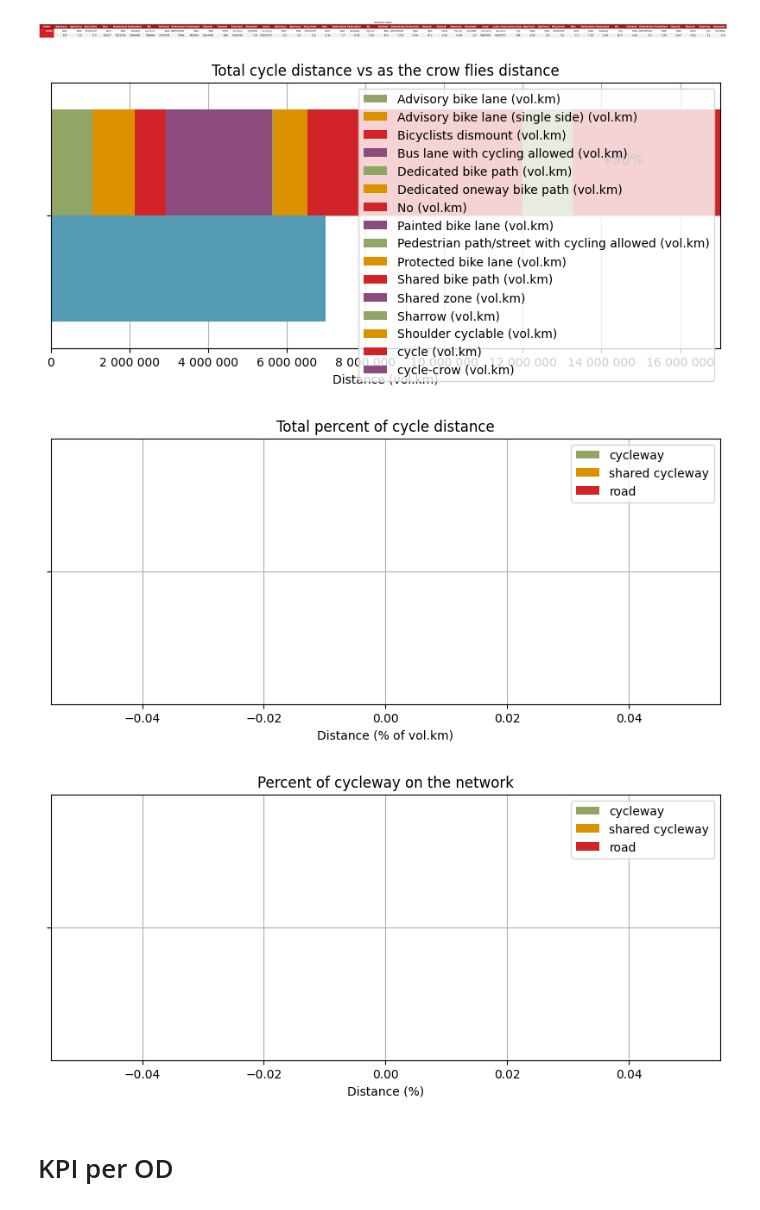
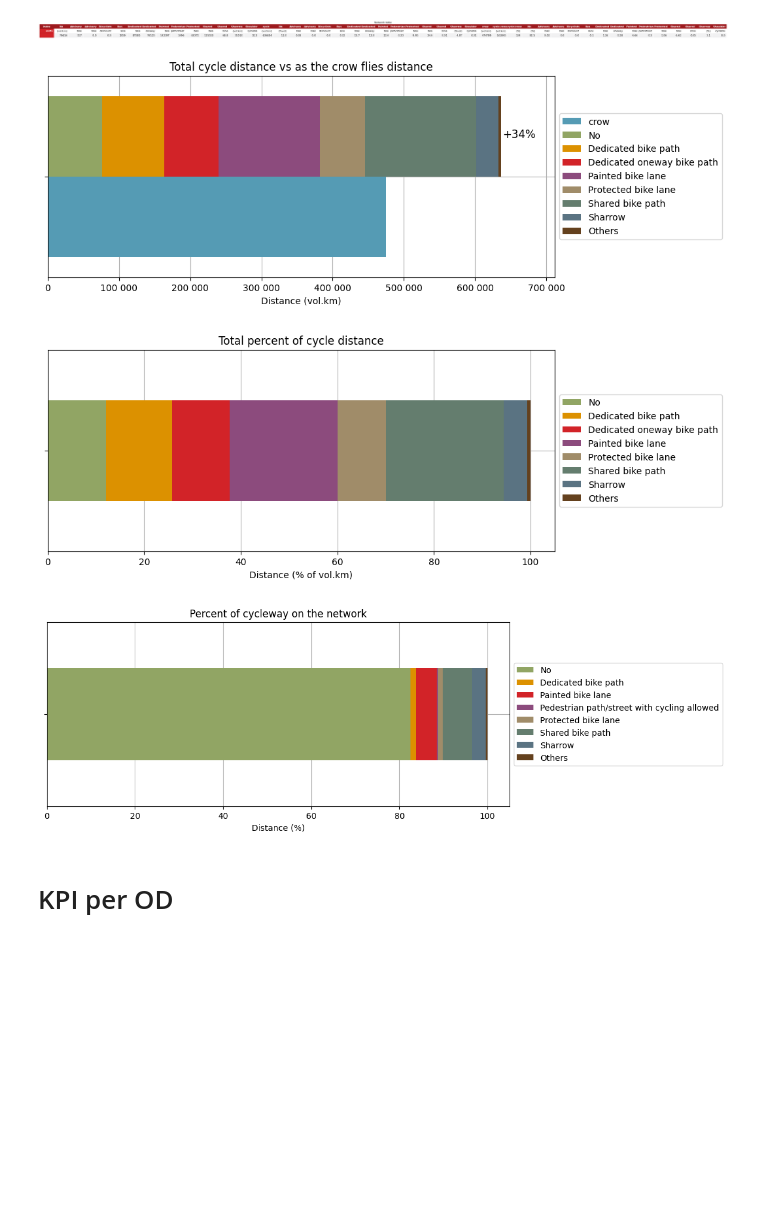
Before and after one commit to systragroup/quetzal_cyclops, a Jupyter notebook: notebooks/2_model/cyclops_model_extended.ipynb, the cells around one changed output. Drawn from its saved outputs; the diff is of its cells as text; code cells hidden in the pictures; blank space fills up the shorter version.

Commit message:
Can now process extended cycleway. plots are nice

```diff
--- a/notebooks/2_model/cyclops_model_extended.ipynb
+++ b/notebooks/2_model/cyclops_model_extended.ipynb
@@ -589,9 +595,12 @@ res['cycle/crow (%)'] = 100 * res['cycle (vol.km)']/ res['crow (vol.km)']
 # percent of links with cycleway (no volume here)
 tmp = links.groupby('cycleway')[['length']].agg(sum)/1000
 tmp = tmp.T.fillna(0)
+tmp = pd.concat([tmp['No'], tmp.drop('No', axis=1)], axis=1)
+
 cols = tmp.columns
 
 tmp.columns = tmp.columns+' (%)'
+percent_cols = tmp.columns
 
 tmp = tmp.rename(index={'length':''})
 tmp.columns.name=''
@@ -612,8 +621,21 @@ file = output_folder+'6_'+'{title}.png'.format(title=normalize(title))
 plot.get_figure().savefig(file, bbox_inches='tight')
 # %% [output]
 [figure]
-# %%
-cols = []
-for col in res.columns:
-    if (col[-8:]=='(vol.km)') & (col != 'crow (vol.km)'):
-        cols.append(col)
+# %%
+def get_agg_plot_data(df, columns, num_bar=5, keep_order=True):
+    '''
+    take a df and a list of columns in this df.
+    keep n_bar highest values agg sum the rest into 'Others'
+    keep_order will keep the original df columns order (if not. sorted highest first)
+    '''
+    col_list = df[columns].sum(axis=0).sort_values(ascending=False).index
+    cols = col_list[0:num_bar]
+    agg_cols = col_list[num_bar:]
+    if keep_order:
+        cols = [col for col in columns if col in cols]
+
+    data = df[cols].copy()
+    data['Others'] = df[agg_cols].copy().sum(axis=1)
+    return data
+# %%
+num_bar=7
@@ -620,50 +644,61 @@ for col in res.columns:
 # %%
 fig, ax = plt.subplots(figsize=(10,4))
 res['crow (vol.km)'].plot(kind='barh',ax=ax, color=colors[0], position=0,width=0.4)
-res[cols].plot(kind='barh',stacked=True, ax=ax,position=1,width=0.4,color=colors[1:])
-
+data = get_agg_plot_data(res,volkm_cols,num_bar)
+data.plot(kind='barh',stacked=True, ax=ax,position=1,width=0.4,color=colors[1:])
 spacing = (ax.get_xticks()[1] - ax.get_xticks()[0])/2
 annot_position = res.iloc[0]['cycle (vol.km)'] + spacing/2
 plt.ylim([-0.5,len(res)-0.5])
 plt.xlim(ax.get_xticks()[0], annot_position+spacing)
 plt.annotate('+' + str(round(res.iloc[0]['cycle/crow (%)'])-100) + '%', xy=(annot_position,-0.18), ha='center', va='bottom',fontsize=12)
 
-#plt.legend(['as the crow flies', 'cycleway','shared cycleway', 'road'],loc="lower right", ncol=1)
+legend = ax.legend(loc='center left', bbox_to_anchor=(1, 0.5))
+for item in legend.get_texts():
+    item.set_text(item.get_text().replace(' (vol.km)', ''))
 plt.gca().invert_yaxis()
 plt.xlabel("Distance (vol.km)")
 plt.grid(True, 'major', linestyle='-', axis='both')
 ax.set_axisbelow(True)
 #plt.gcf().axes[0].xaxis.get_major_formatter().set_scientific(False)
 ax.xaxis.set_major_formatter(lambda x,y: '{:,}'.format(int(x)).replace(',', ' '))
 
 plt.title('Total cycle distance vs as the crow flies distance')
-plt.savefig(output_folder+'1_total_distance_km.png')
+plt.savefig(output_folder+'1_total_distance_km.png',bbox_inches='tight')
 # %% [output]
-[figure, old version]
+[figure, new version]
 # %%
-ax = res[['yes (%vol)', 'shared (%vol)', 'no (%vol)']].plot(kind='barh',stacked=True,figsize=(10, 4),color=colors[1:])
-plt.legend(loc="upper right", ncol=1)
+data = get_agg_plot_data(res, volpercent_cols, num_bar)
+ax = data.plot(kind='barh',stacked=True,figsize=(10, 4),color=colors[1:])
+
+legend = ax.legend(loc='center left', bbox_to_anchor=(1, 0.5))
+for item in legend.get_texts():
+    item.set_text(item.get_text().replace(' (%vol)', ''))
+
 plt.gca().invert_yaxis()
+plt.xlim([0,105])
 plt.xlabel("Distance (% of vol.km)")
 plt.grid(True, 'major', linestyle='-', axis='both')
 ax.set_axisbelow(True)
-plt.legend([ 'cycleway','shared cycleway', 'road'],loc="upper right", ncol=1)
 plt.title('Total percent of cycle distance')
-plt.savefig(output_folder+'2_total_distance_percent.png')
+plt.savefig(output_folder+'2_total_distance_percent.png',bbox_inches='tight')
 # %% [output]
-[figure, old version]
+[figure, new version]
 # %%
-ax = res[['yes (%)', 'shared (%)', 'no (%)']].plot(kind='barh',stacked=True,figsize=(10, 4),color=colors[1:])
-plt.legend(loc="upper right", ncol=1)
+data = get_agg_plot_data(res, percent_cols, num_bar)
+
+ax = data.plot(kind='barh',stacked=True,figsize=(10, 4),color=colors[1:])
+legend = ax.legend(loc='center left', bbox_to_anchor=(1, 0.5))
+for item in legend.get_texts():
+    item.set_text(item.get_text().replace(' (%)', ''))
+
 plt.gca().invert_yaxis()
 plt.xlabel("Distance (%)")
 plt.grid(True, 'major', linestyle='-', axis='both')
 ax.set_axisbelow(True)
-plt.legend([ 'cycleway','shared cycleway', 'road'],loc="upper right", ncol=1)
 plt.title('Percent of cycleway on the network')
-plt.savefig(output_folder+'3_percent_cycleway_network.png')
+plt.savefig(output_folder+'3_percent_cycleway_network.png',bbox_inches='tight')
 # %% [output]
-[figure, old version]
+[figure, new version]
 # %% [markdown]
 # KPI  per OD
 # %%
```
Also changed, not shown: parts of 9 cells of this notebook, 16 other files.
